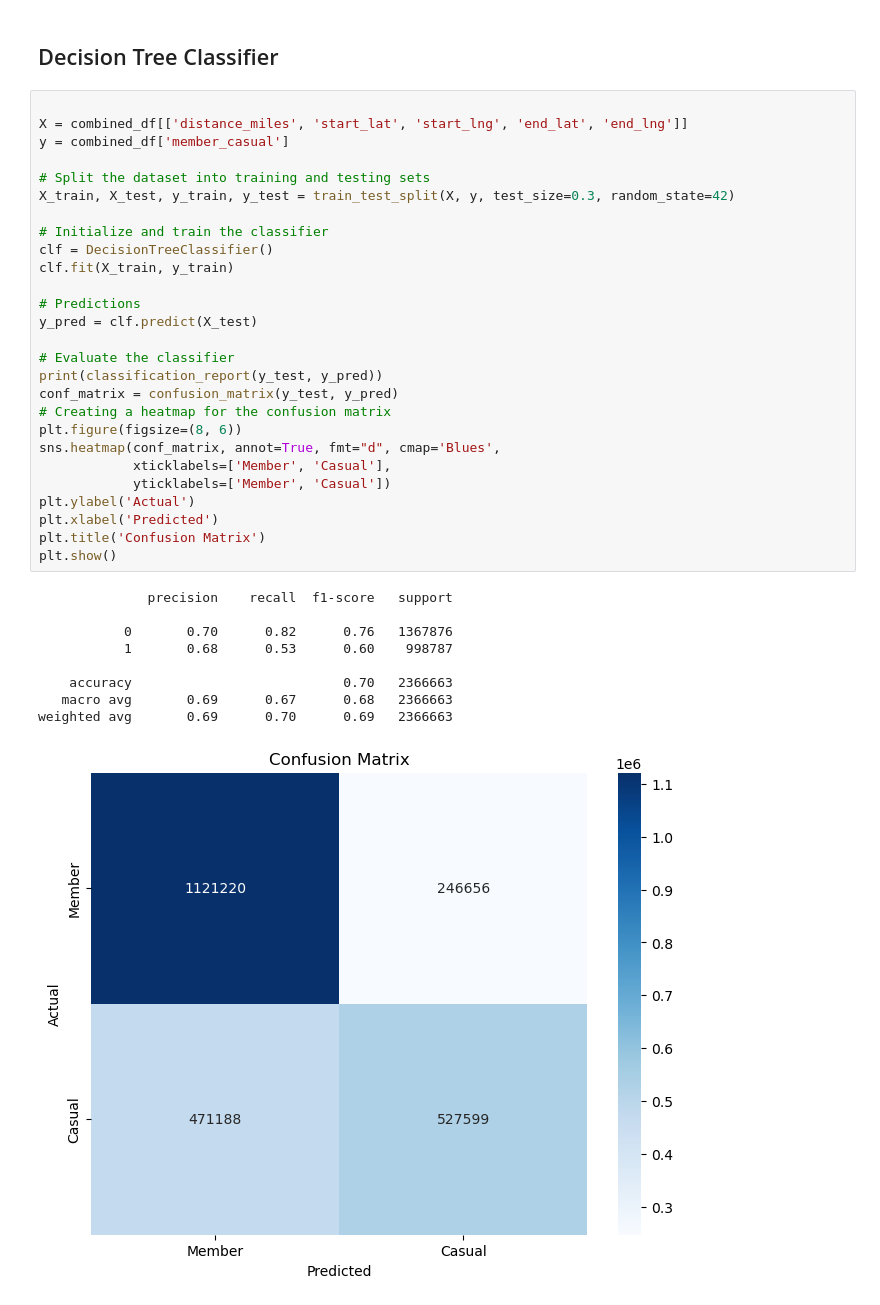
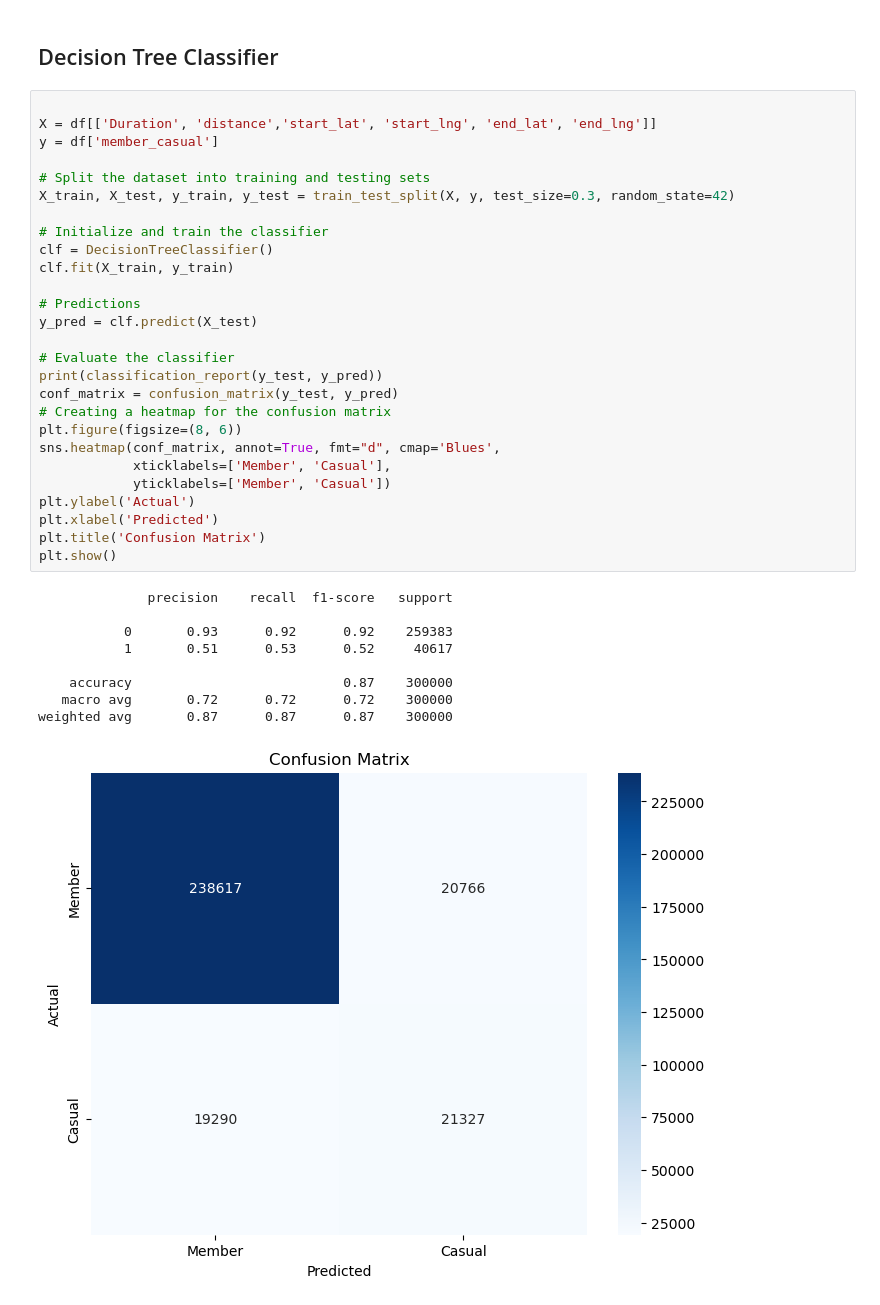
Before and after one commit to jackyzhang1008/DSAN-5100_Final_Project, a Jupyter notebook: Code/Classfication.ipynb, the cells around one changed output. Drawn from its saved outputs; the diff is of its cells as text.

```diff
--- a/Code/Classfication.ipynb
+++ b/Code/Classfication.ipynb
@@ -188,38 +188,38 @@ weighted avg       0.70      0.70      0.70   1577776
 ## Decision Tree Classifier
 # %%
 
-X = combined_df[['distance_miles', 'start_lat', 'start_lng', 'end_lat', 'end_lng']]
-y = combined_df['member_casual']
+X = df[['Duration', 'distance','start_lat', 'start_lng', 'end_lat', 'end_lng']]
+y = df['member_casual']
 
 # Split the dataset into training and testing sets
 X_train, X_test, y_train, y_test = train_test_split(X, y, test_size=0.3, random_state=42)
 
 # Initialize and train the classifier
 clf = DecisionTreeClassifier()
 clf.fit(X_train, y_train)
 
 # Predictions
 y_pred = clf.predict(X_test)
 
 # Evaluate the classifier
 print(classification_report(y_test, y_pred))
 conf_matrix = confusion_matrix(y_test, y_pred)
 # Creating a heatmap for the confusion matrix
 plt.figure(figsize=(8, 6))
 sns.heatmap(conf_matrix, annot=True, fmt="d", cmap='Blues',
             xticklabels=['Member', 'Casual'],
             yticklabels=['Member', 'Casual'])
 plt.ylabel('Actual')
 plt.xlabel('Predicted')
 plt.title('Confusion Matrix')
 plt.show()
 # %% [output]
               precision    recall  f1-score   support
 
-           0       0.70      0.82      0.76   1367876
-           1       0.68      0.53      0.60    998787
+           0       0.93      0.92      0.92    259383
+           1       0.51      0.53      0.52     40617
 
-    accuracy                           0.70   2366663
-   macro avg       0.69      0.67      0.68   2366663
-weighted avg       0.69      0.70      0.69   2366663
+    accuracy                           0.87    300000
+   macro avg       0.72      0.72      0.72    300000
+weighted avg       0.87      0.87      0.87    300000
-[figure, old version]
+[figure, new version]
```
Also changed, not shown: parts of 1 cell of this notebook.
